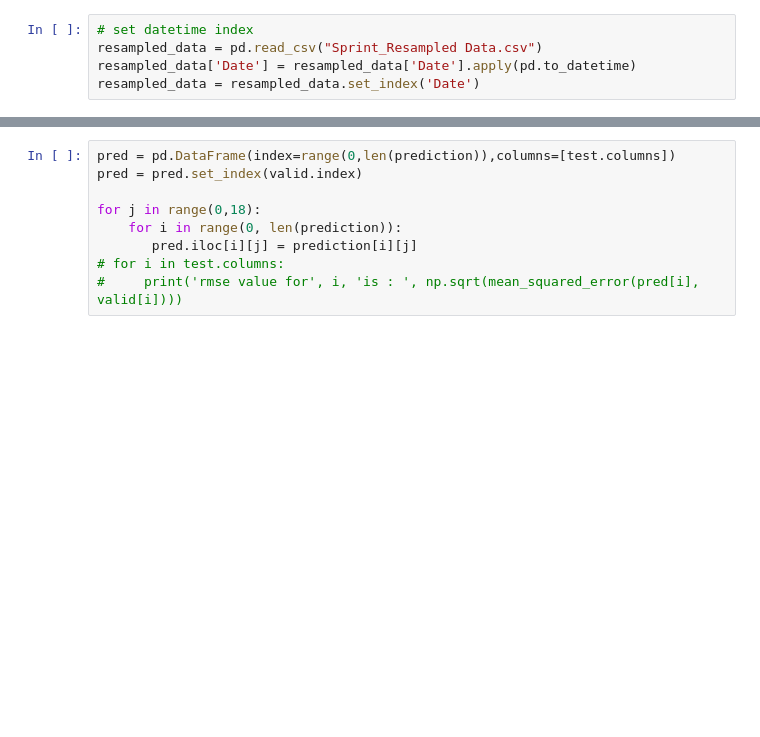
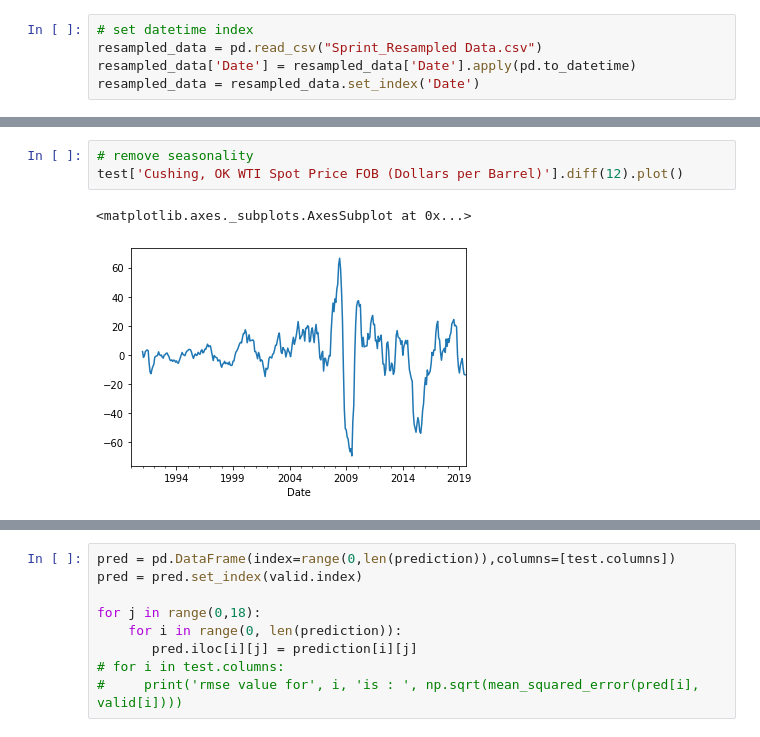
Before and after one commit to VeeLeeKoh/inventors_sprint, a Jupyter notebook: Sprint_Handling NaN .ipynb, the cells around one changed output, grey strips where cells are left out. Saved outputs shown, nothing was run; the diff lists cells and outputs as text; blank space fills up the shorter version.

```diff
--- a/Sprint_Handling NaN .ipynb
+++ b/Sprint_Handling NaN .ipynb
@@ -20,0 +62,6 @@ prediction = model_fit.forecast(model_fit.y, steps=len(valid))
+# %%
+# remove seasonality
+test['Cushing, OK WTI Spot Price FOB (Dollars per Barrel)'].diff(12).plot()
+# %% [output]
+<matplotlib.axes._subplots.AxesSubplot at 0x...>
+[figure, added]
```
Also changed, not shown: parts of 5 cells of this notebook, 2 other files.
